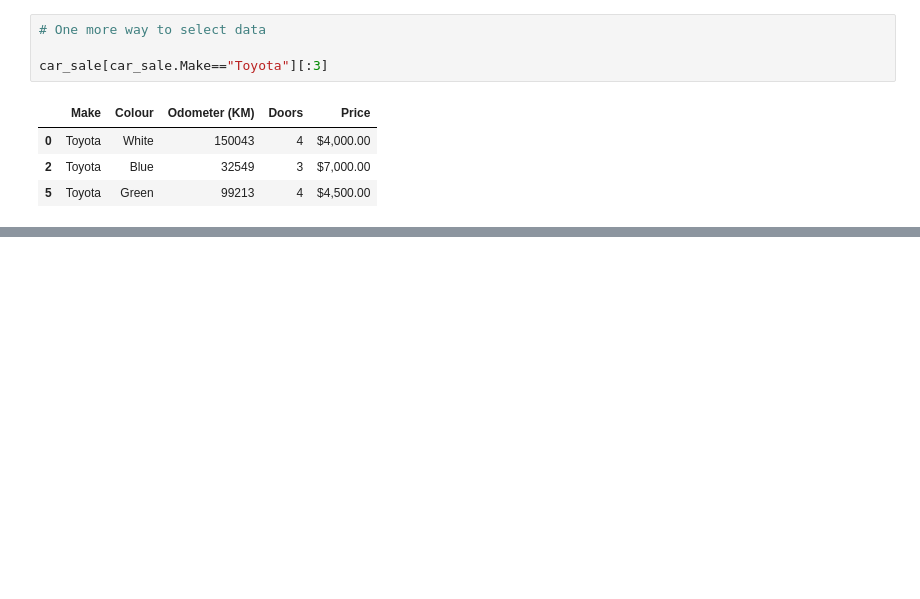
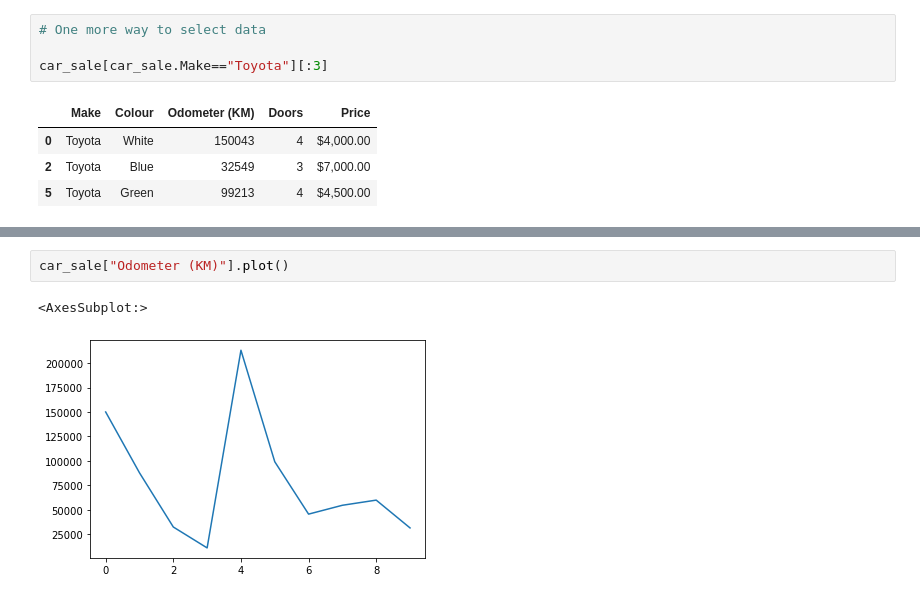
Before and after one commit to mokalyogesh113/Udemy-Complete-ML-DS-Bootcamp, a Jupyter notebook: Demo_project/Introduction-to-pandas.ipynb, the cells around one changed output, grey strips where cells are left out. Saved outputs shown, nothing was run; the diff lists cells and outputs as text; blank space fills up the shorter version.

```diff
--- a/Demo_project/Introduction-to-pandas.ipynb
+++ b/Demo_project/Introduction-to-pandas.ipynb
@@ -237,0 +257,5 @@ car_sale[car_sale.Make=="Toyota"][:3]
+# %%
+car_sale["Odometer (KM)"].plot()
+# %% [output]
+<AxesSubplot:>
+[figure, added]
```
Also changed, not shown: parts of 28 cells of this notebook, 3 other files.
